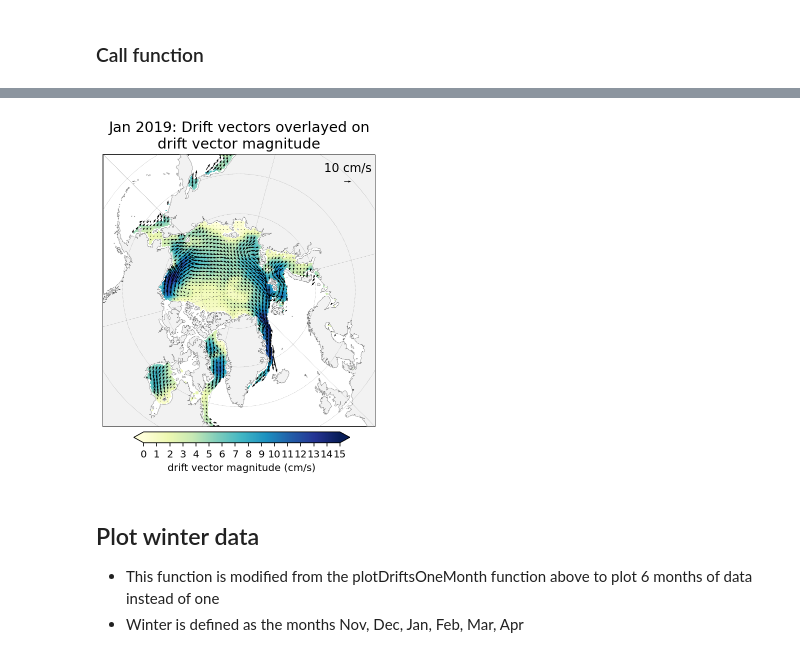
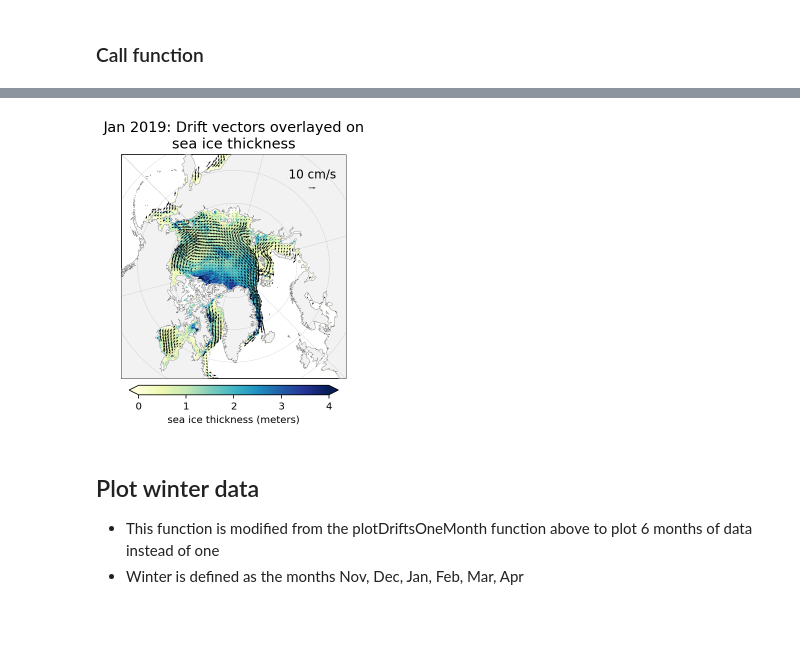
Before and after one commit to nicolejkeeney/icesat2-book, a Jupyter notebook: ice_drift.ipynb, the cells around one changed output, grey strips where cells are left out. Cells and saved outputs as stored; diff of their text form; code cells hidden in the pictures; blank space fills up the shorter version.

```diff
--- a/ice_drift.ipynb
+++ b/ice_drift.ipynb
@@ -110,12 +115,14 @@ def plotDriftsOneMonth(dataset, dataVar, month, minval = 0, maxval = None, cbarT
     uvelT = dataset.sel(time = month)['drifts_uT'].values[0]
     vvelT = dataset.sel(time = month)['drifts_vT'].values[0]
 
-    #define cbarTicks
+    #define cbar ticks
     cbarTicks = np.arange(minval, maxval + 1, 1) if cbarTicks is None else cbarTicks
 
     #plot data
     im = dataset[dataVar].where(dataset['seaice_conc_monthly_cdr'] > 0.5).sel(time = month).plot(x = 'longitude', y = 'latitude', vmin = minval,
-                                vmax = maxval, extend = 'both', ax = ax, add_colorbar = False, transform = transform, zorder = 2, cmap = cmap)
+                                vmax = maxval, extend = 'both', ax = ax, add_colorbar = True, transform = transform, zorder = 2, cmap = cmap,
+                                cbar_kwargs = {'label':"\n".join(wrap(dataset[dataVar].attrs['long_name'] + ' (' + dataset[dataVar].attrs['units'] + ')', 40)), 'orientation': 'horizontal', 'shrink': 0.75, 'pad': 0.025})
+
     #add title
     ax.set_title("\n".join(wrap(month + ": Drift vectors overlayed on " + dataset[dataVar].attrs['long_name'], 36)), fontsize = 'x-large')
 
@@ -129,7 +136,7 @@ def plotDriftsOneMonth(dataset, dataVar, month, minval = 0, maxval = None, cbarT
     #add quiver key
     Q = ax.quiver(dataset.longitude.values[::res, ::res], dataset.latitude.values[::res, ::res], var_u_scaled[::res, ::res],
         var_v_scaled[::res, ::res], transform = transform, units = 'inches', scale = scale_vec, zorder = 5)
-    qk = plt.quiverkey(Q, 0.9, 0.9, vector_val, str(vector_val) + ' ' + dataset['drifts_uT'].attrs['units'], coordinates = 'axes', zorder = 11, fontproperties = {'size': 12})
+    qk = plt.quiverkey(Q, 0.85, 0.85, vector_val, str(vector_val) + ' ' + dataset['drifts_uT'].attrs['units'], coordinates = 'axes', zorder = 11, fontproperties = {'size': 12})
 
     #add features to the map
     ax.coastlines(linewidth = 0.15, color = 'black', zorder = 10) #add coastlines
@@ -138,12 +145,6 @@ def plotDriftsOneMonth(dataset, dataVar, month, minval = 0, maxval = None, cbarT
     ax.gridlines(draw_labels = False, linewidth = 0.25, color = 'gray', alpha = 0.7, linestyle = '--', zorder = 6) #add gridlines
     ax.set_extent([-179, 179, 55, 90], crs = transform) #zoom in so map only displays the Arctic
 
-    #add colorbar
-    cax = fig.add_axes([0.22, 0.08, 0.6, 0.03])
-    cb = fig.colorbar(im, cax = cax, extend = 'both',orientation = 'horizontal')
-    cb.set_label("\n".join(wrap(dataset[dataVar].attrs['long_name'] + ' (' + dataset[dataVar].attrs['units'] + ')', 40)))
-    cb.set_ticks(cbarTicks)
-
     #display figure in notebook
     plt.show()
 # %% [markdown]
@@ -151,7 +156,7 @@ def plotDriftsOneMonth(dataset, dataVar, month, minval = 0, maxval = None, cbarT
 # %%
-plotDriftsOneMonth(dataset, dataVar = 'drifts_magnitude', month = 'Jan 2019', maxval = 15)
+plotDriftsOneMonth(dataset, dataVar = 'ice_thickness_filled', month = 'Jan 2019', maxval = 4)
 # %% [output]
-[figure, old version]
+[figure, new version]
 # %% [markdown]
 ## Plot winter data
  - This function is modified from the plotDriftsOneMonth function above to plot 6 months of data instead of one
```
Also changed, not shown: parts of 8 cells of this notebook, 4 other files.
